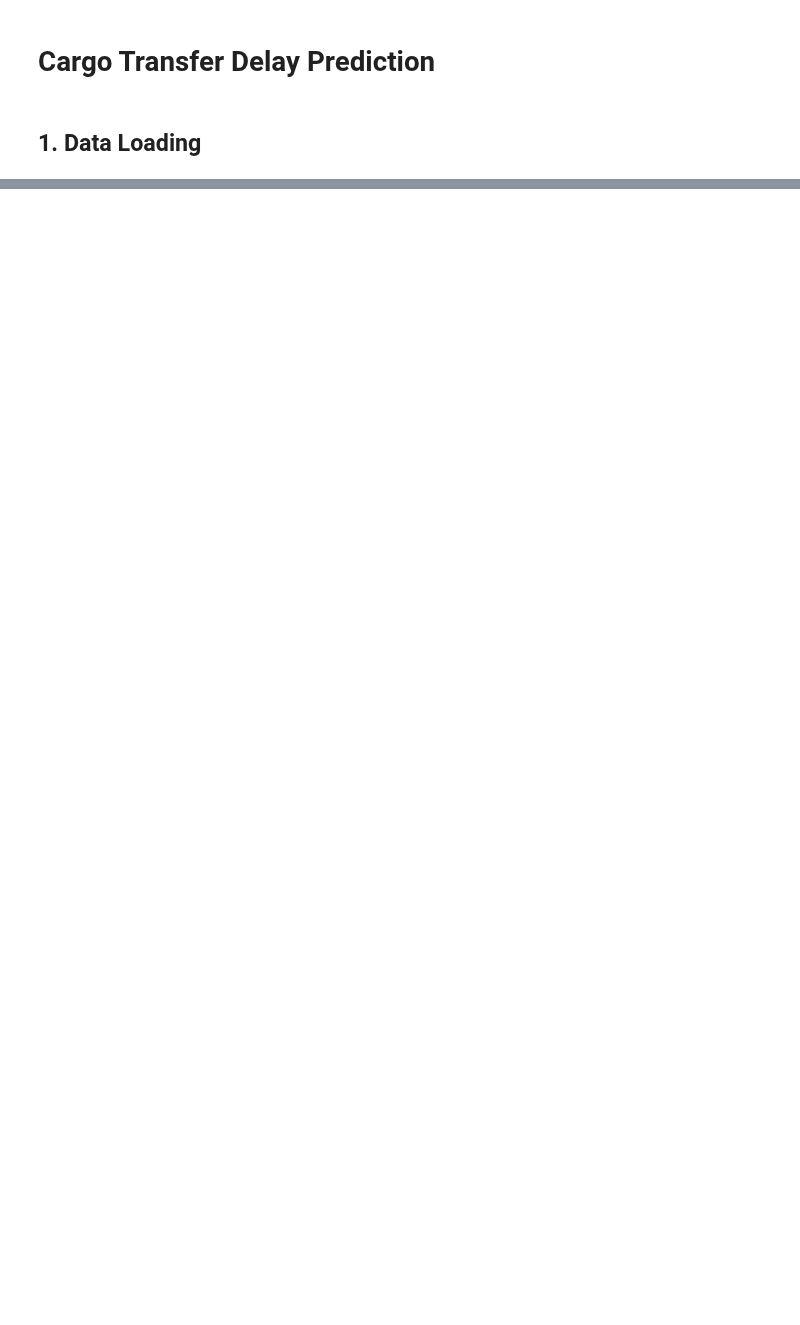
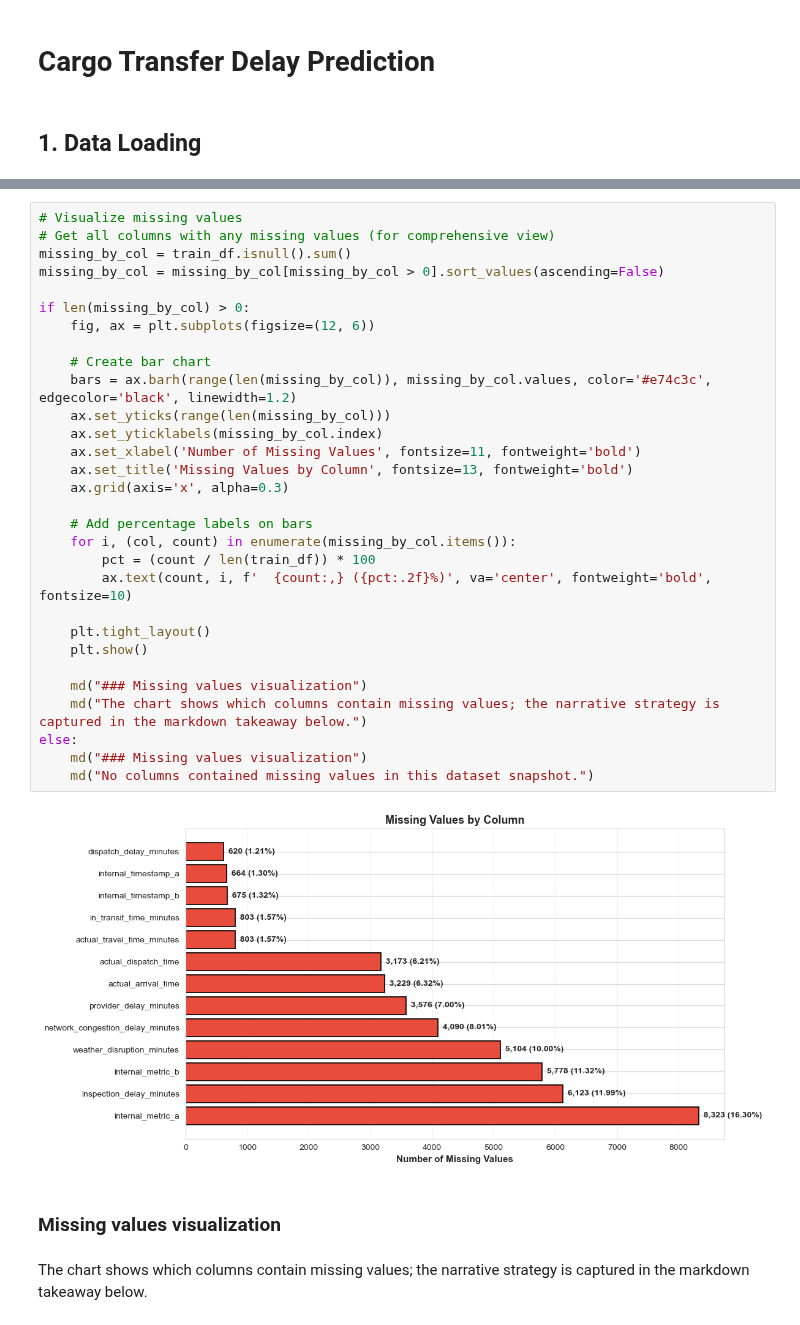
Before and after one commit to InbarKedem/final-project-intro-to-ml, a Jupyter notebook: task.ipynb, the cells around one changed output, grey strips where cells are left out. Cells and saved outputs as stored; diff of their text form; blank space fills up the shorter version.

```diff
--- a/task.ipynb
+++ b/task.ipynb
@@ -47,0 +143,34 @@ First few rows of training data:
+# %%
+# Visualize missing values
+# Get all columns with any missing values (for comprehensive view)
+missing_by_col = train_df.isnull().sum()
+missing_by_col = missing_by_col[missing_by_col > 0].sort_values(ascending=False)
+
+if len(missing_by_col) > 0:
+    fig, ax = plt.subplots(figsize=(12, 6))
+
+    # Create bar chart
+    bars = ax.barh(range(len(missing_by_col)), missing_by_col.values, color='#e74c3c', edgecolor='black', linewidth=1.2)
+    ax.set_yticks(range(len(missing_by_col)))
+    ax.set_yticklabels(missing_by_col.index)
+    ax.set_xlabel('Number of Missing Values', fontsize=11, fontweight='bold')
+    ax.set_title('Missing Values by Column', fontsize=13, fontweight='bold')
+    ax.grid(axis='x', alpha=0.3)
+
+    # Add percentage labels on bars
+    for i, (col, count) in enumerate(missing_by_col.items()):
+        pct = (count / len(train_df)) * 100
+        ax.text(count, i, f'  {count:,} ({pct:.2f}%)', va='center', fontweight='bold', fontsize=10)
+
+    plt.tight_layout()
+    plt.show()
+
+    md("### Missing values visualization")
+    md("The chart shows which columns contain missing values; the narrative strategy is captured in the markdown takeaway below.")
+else:
+    md("### Missing values visualization")
+    md("No columns contained missing values in this dataset snapshot.")
+# %% [output]
+[figure, added]
+### Missing values visualization
+The chart shows which columns contain missing values; the narrative strategy is captured in the markdown takeaway below.
```
Also changed, not shown: parts of 41 cells of this notebook, 3 other files.
